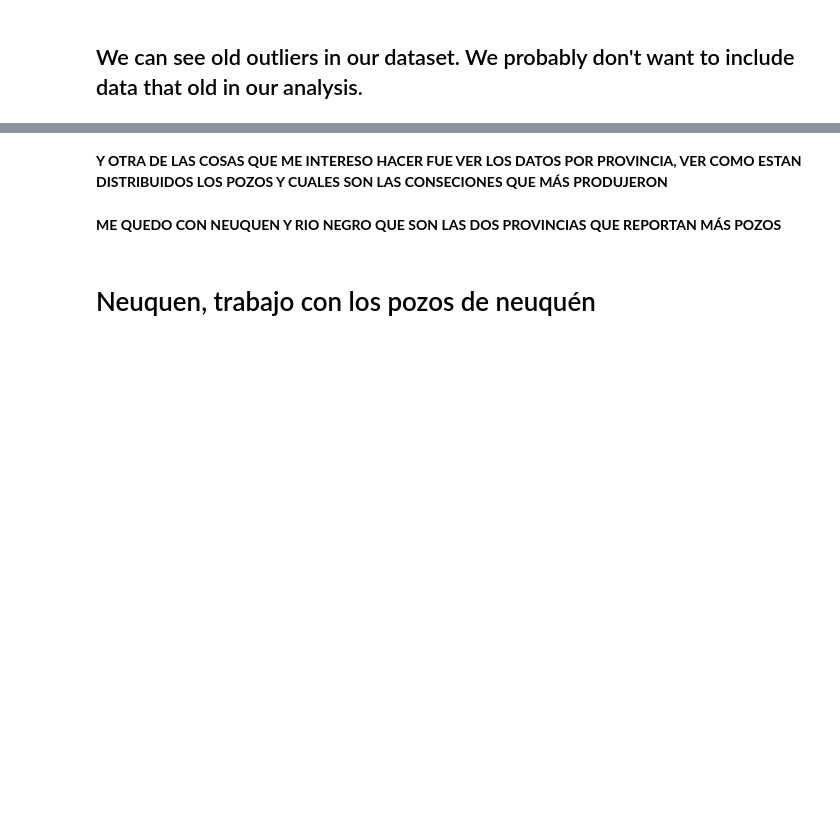
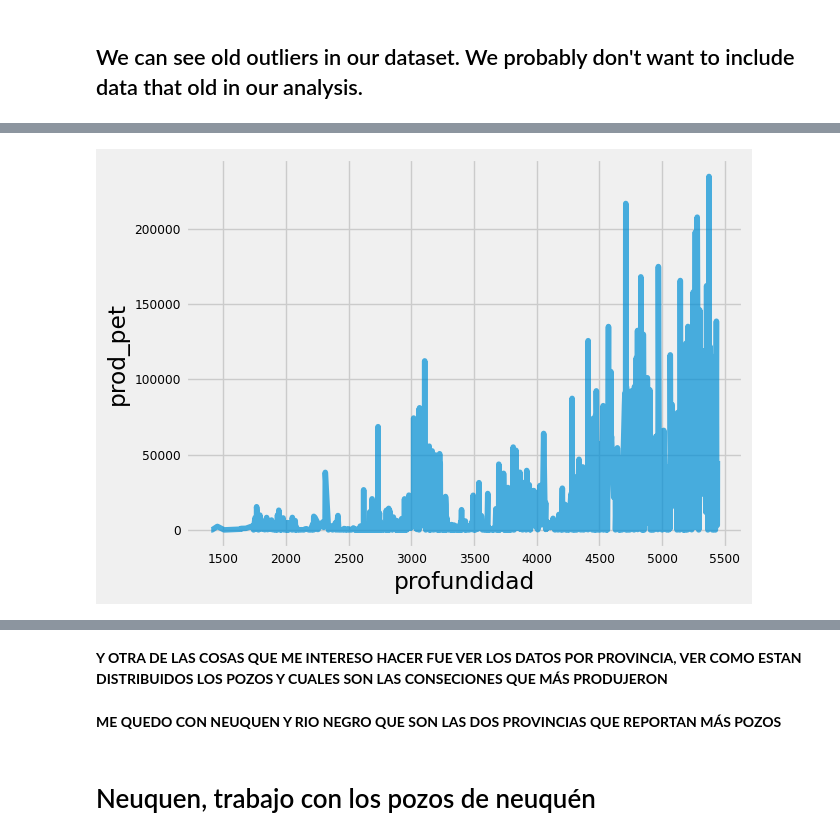
Before and after one commit to FelipeC2T/Pozos_Argentina, a Jupyter notebook: EN_Analisis_Pozos.ipynb, the cells around one changed output, grey strips where cells are left out. Saved outputs shown, nothing was run; the diff lists cells and outputs as text; code cells hidden in the pictures; blank space fills up the shorter version.

```diff
--- a/EN_Analisis_Pozos.ipynb
+++ b/EN_Analisis_Pozos.ipynb
@@ -352,18 +331,24 @@ sns.despine()
 # %%
-#Sacar outliers
-# Supongamos que 'df' es tu DataFrame y 'columna_a_analizar' es la columna con los datos
-# Asegúrate de tener los nombres de las columnas correctos
+# Get rid of outliers with respect to depth (profundiad)
 
-# Calcular el rango intercuartílico (IQR)
+# Calculate interquartile range (IQR) and filter
 Q1 = df_final['profundidad'].quantile(0.25)
 Q3 = df_final['profundidad'].quantile(0.75)
 IQR = Q3 - Q1
-
-# Definir los límites para identificar outliers
-umbral_inferior = Q1 - 1.5 * IQR
-umbral_superior = Q3 + 1.5 * IQR
-
-print(umbral_superior)
-
-# Filtrar el DataFrame para eliminar outliers
-df_final= df_final[(df_final['profundidad'] >= umbral_inferior) & (df_final['profundidad'] <= umbral_superior)]
+lower_lim = Q1 - 1.5 * IQR
+upper_lim = Q3 + 1.5 * IQR
+df_final = df_final[(df_final['profundidad'] >= lower_lim) & (df_final['profundidad'] <= upper_lim)].reset_index()
+# %%
+df_depth = df_final.groupby(['profundidad'])['prod_pet'].sum().reset_index()
+
+fig = sns.lineplot(data = df_depth,
+                   x = 'profundidad',
+                   y = 'prod_pet',
+                   palette = 'coolwarm_r',
+                   alpha = 0.7,
+                   legend = False
+                   )
+plt.grid(True, which = 'both', axis = 'both')
+plt.show()
+# %% [output]
+[figure, added]
```
Also changed, not shown: parts of 22 cells of this notebook, 1 other file.
